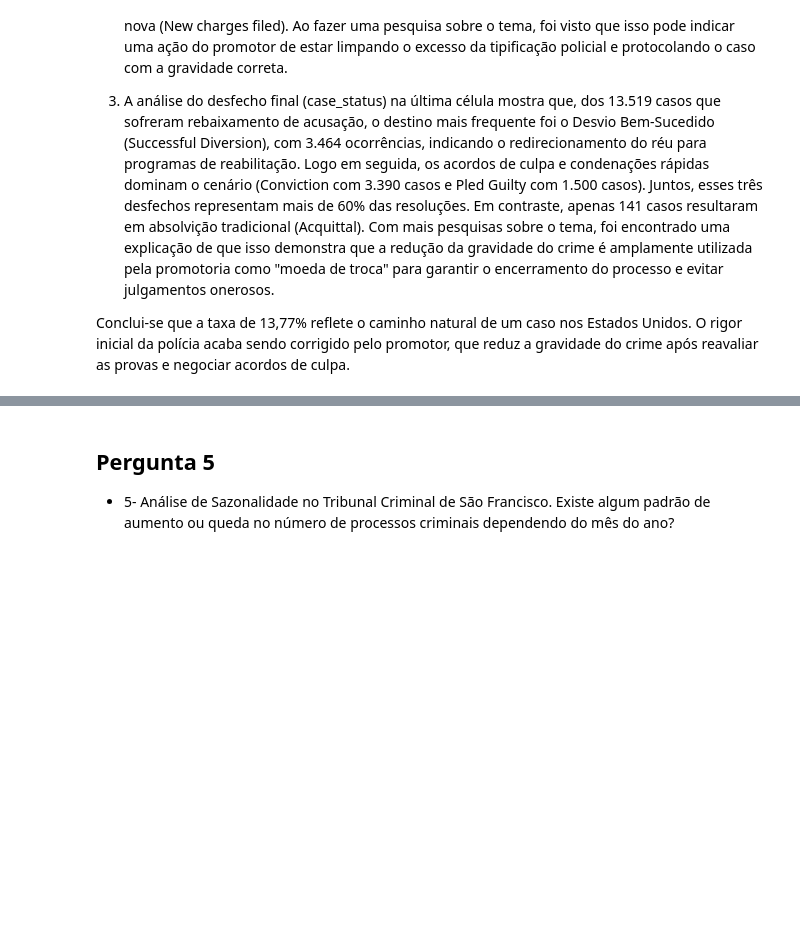
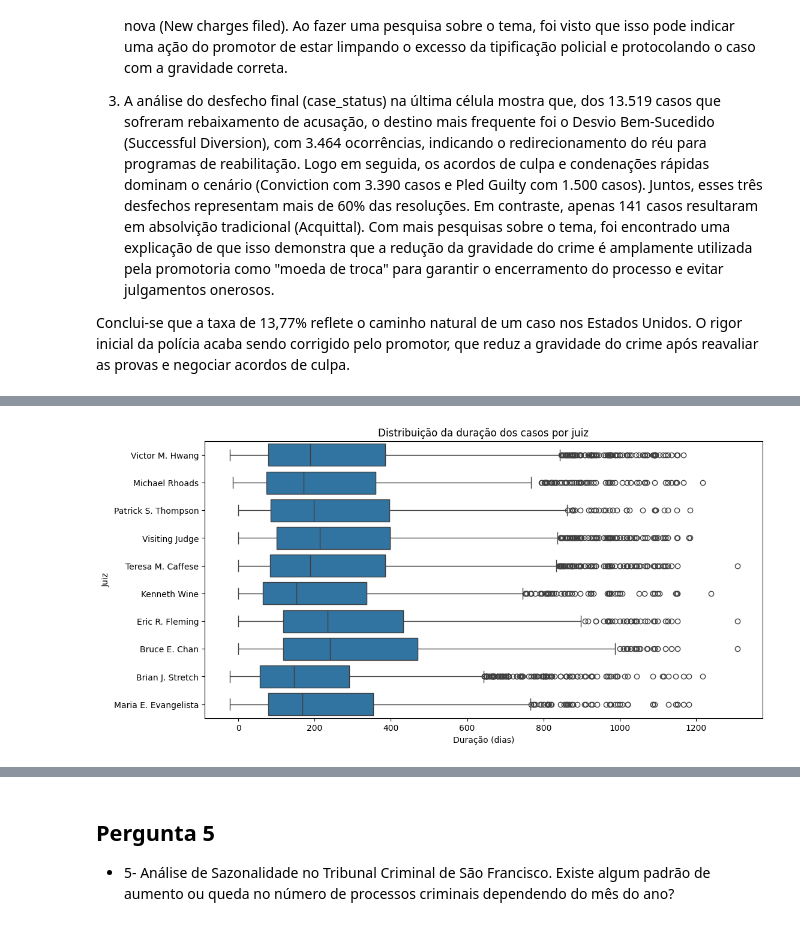
Before and after one commit to Orlandovpjunior/machine_learning, a Jupyter notebook: lab5/notebook.ipynb, the cells around one changed output, grey strips where cells are left out. Saved outputs shown, nothing was run; the diff lists cells and outputs as text; code cells hidden in the pictures; blank space fills up the shorter version.

```diff
--- a/lab5/notebook.ipynb
+++ b/lab5/notebook.ipynb
@@ -280,0 +344,27 @@ Conclui-se que a taxa de 13,77% reflete o caminho natural de um caso nos Estados
+# %%
+top_judges = (
+    judge_df['judge']
+    .value_counts()
+    .head(10)
+    .index
+)
+
+box_df = judge_df.merge(
+    df_result[['case_number', 'case_duration']],
+    on='case_number'
+)
+
+plt.figure(figsize=(12,6))
+
+sns.boxplot(
+    data=box_df[box_df['judge'].isin(top_judges)],
+    x='case_duration',
+    y='judge'
+)
+
+plt.title('Distribuição da duração dos casos por juiz')
+plt.xlabel('Duração (dias)')
+plt.ylabel('Juiz')
+plt.show()
+# %% [output]
+[figure, added]
```
Also changed, not shown: parts of 46 cells of this notebook.
